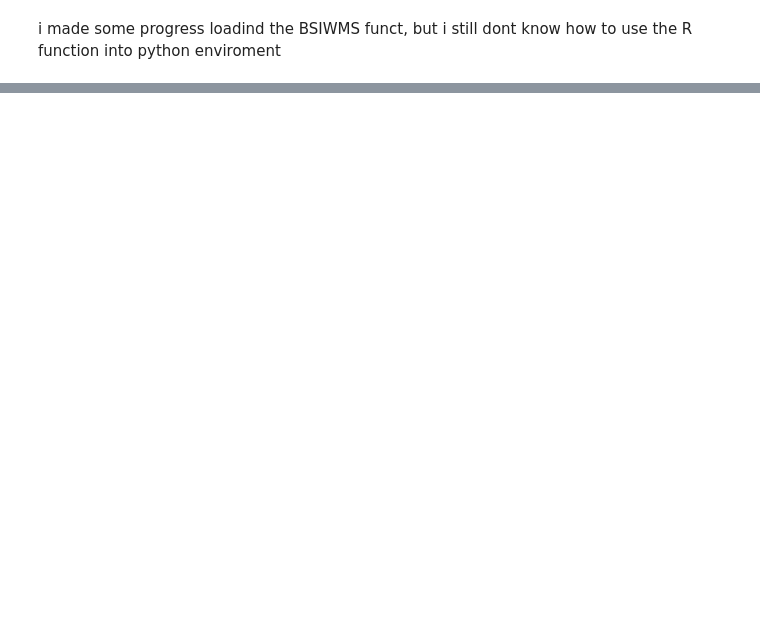
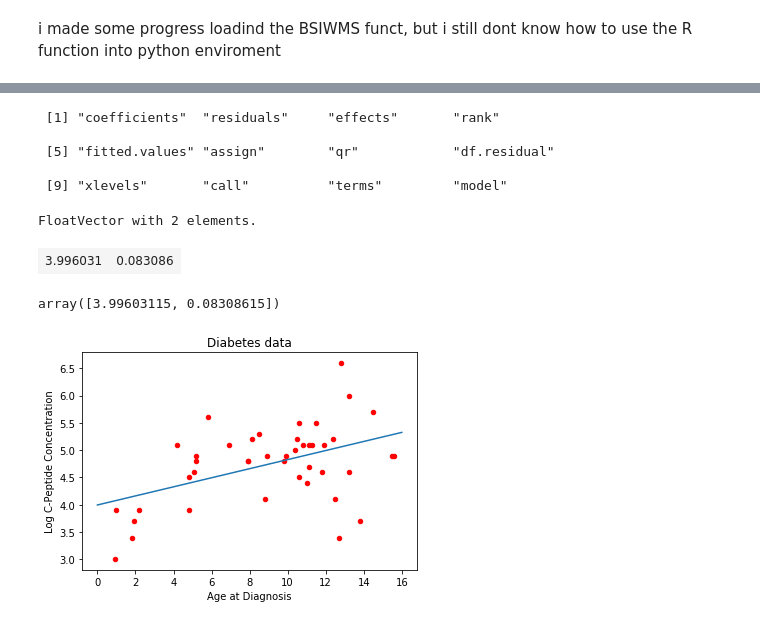
Before and after one commit to EiderDiaz/R_Python_interoperability, a Jupyter notebook: R to python.ipynb, the cells around one changed output, grey strips where cells are left out. Cells and saved outputs as stored; diff of their text form; code cells hidden in the pictures; blank space fills up the shorter version.

```diff
--- a/R to python.ipynb
+++ b/R to python.ipynb
@@ -27,0 +68,12 @@ R object with classes: ('function',) mapped to:
+# %%
+#Populating vectors and dataframe so R understands
+r_y = robjects.FloatVector(df_diab['y'])
+r_age = robjects.FloatVector(df_diab['age'])
+# What happens if we pass the wrong type?
+# How does r_age display?
+# How does r_age print?
+
+diab_r = robjects.DataFrame({"y":r_y, "age":r_age})
+# How does diab_r display?
+# How does diab_r print?
+diab_r
@@ -27,0 +92,4 @@ R object with classes: ('function',) mapped to:
+# %%
+#Populating formulas R understands
+simple_formula = robjects.Formula("y~.")
+diab_lm = r_lm(formula=simple_formula, data=diab_r) #can also use a 'dumb' formula and pass a dataframe
@@ -27,0 +108,37 @@ R object with classes: ('function',) mapped to:
+# %%
+print(diab_lm.names) # view all names
+# %% [output]
+ [1] "coefficients"  "residuals"     "effects"       "rank"
+
+ [5] "fitted.values" "assign"        "qr"            "df.residual"
+
+ [9] "xlevels"       "call"          "terms"         "model"
+# %%
+#both are the same
+diab_lm[0] #grab the first elemen
+diab_lm.rx2("coefficients") #use rx2 to get elements by name!
+# %% [output]
+FloatVector with 2 elements.
+| 3.996031 | 0.083086 |
+# %%
+np.array(diab_lm.rx2("coefficients")) #r vectors can be converted to numpy (but rarely needed)
+# %% [output]
+array([3.99603115, 0.08308615])
+# %%
+#Getting Predictions
+# make a df to predict on (might just be the validation or test dataframe)
+predict_df = robjects.DataFrame({"age": robjects.FloatVector(np.linspace(0,16,100))})
+
+# call R's predict() function, passing the model and the data
+predictions = r_predict(diab_lm, predict_df)
+# %%
+x_vals = predict_df.rx2("age")
+# %%
+
+ax = df_diab.plot.scatter(x='age',y='y',c='Red',title="Diabetes data")
+ax.set_xlabel("Age at Diagnosis")
+ax.set_ylabel("Log C-Peptide Concentration");
+
+ax.plot(x_vals,predictions); #plt still works with r vectors as input!
+# %% [output]
+[figure, added]
```
Also changed, not shown: parts of 8 cells of this notebook, 35 other files.
